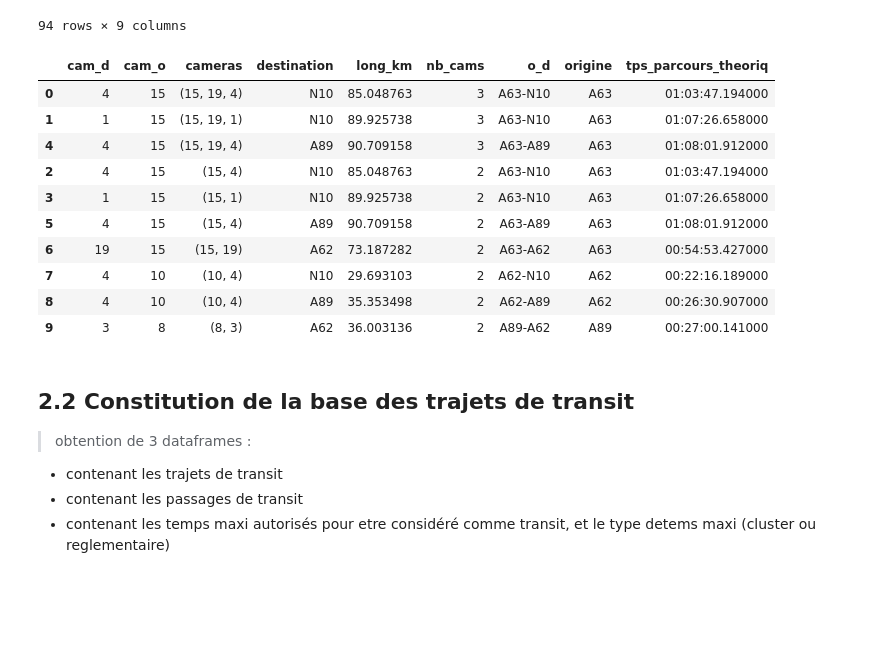
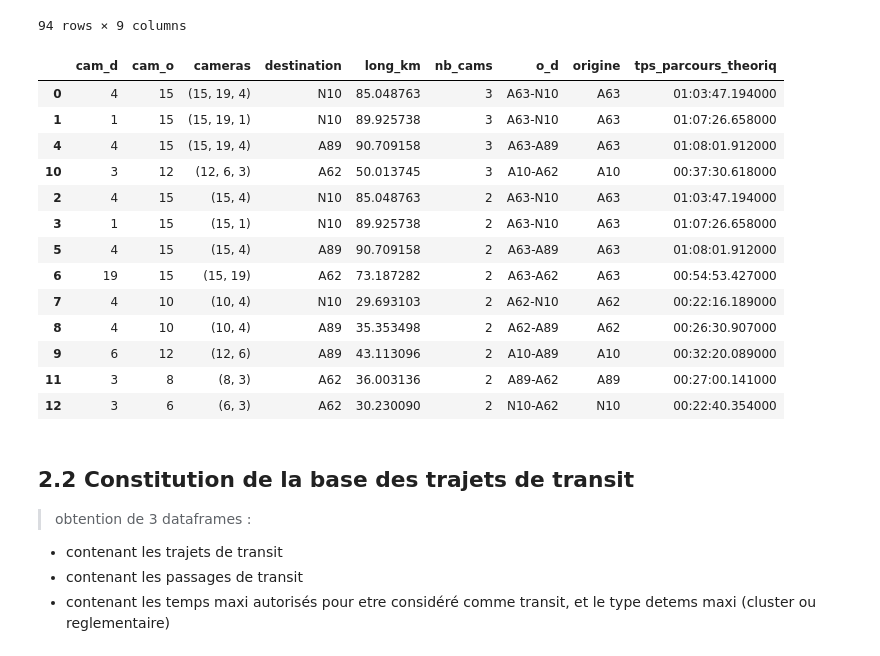
Before and after one commit to nantodevison/lapi, a Jupyter notebook: Carto_Lapi/Analyse/pour_test_travail.ipynb, the cells around one changed output. Drawn from its saved outputs; the diff is of its cells as text; code cells hidden in the pictures; blank space fills up the shorter version.

Commit message:
constrcution fonction transit_trajet_incomplet

```diff
--- a/Carto_Lapi/Analyse/pour_test_travail.ipynb
+++ b/Carto_Lapi/Analyse/pour_test_travail.ipynb
@@ -129,35 +129,42 @@ liste_complete_trajet
 | 69 | 7 | 6 | (6, 7) | A89 | 23.329440 | 2 | N10-A89 | N10 | 00:17:29.824000 |
 94 rows × 9 columns
 # %%
-"""liste_trajet_incomplet=pd.DataFrame(np.array([[4, 15, (15,19,4), 'N10',85.048763,3,'A63-N10','A63','01:03:47.194000'],
+liste_trajet_incomplet=pd.DataFrame(np.array([[4, 15, (15,19,4), 'N10',85.048763,3,'A63-N10','A63','01:03:47.194000'],
                                               [1, 15, (15,19,1), 'N10',89.925738,3,'A63-N10','A63','01:07:26.658000'],
                                               [4, 15, (15,4), 'N10',85.048763,2,'A63-N10','A63','01:03:47.194000'],
                                               [1, 15, (15,1), 'N10',89.925738,2,'A63-N10','A63','01:07:26.658000'],
                                               [4, 15, (15,19,4), 'A89',90.709158,3,'A63-A89','A63','01:08:01.912000'],
                                               [4, 15, (15,4), 'A89',90.709158,2,'A63-A89','A63','01:08:01.912000'],
                                               [19, 15, (15,19), 'A62',73.187282,2,'A63-A62','A63','00:54:53.427000'],
                                               [4, 10, (10,4), 'N10',29.693103,2,'A62-N10','A62','00:22:16.189000'],
                                               [4, 10, (10,4), 'A89',35.353498,2,'A62-A89','A62','00:26:30.907000'],
-                                              [3, 8, (8,3), 'A62',36.003136,2,'A89-A62','A89','00:27:00.141000']
+                                              [6, 12, (12,6), 'A89',43.113096,2,'A10-A89','A10','00:32:20.089000'],
+                                              [3, 12, (12,6,3), 'A62',50.013745,3,'A10-A62','A10','00:37:30.618000'],
+                                              [3, 8, (8,3), 'A62',36.003136,2,'A89-A62','A89','00:27:00.141000'],
+                                              [3, 6, (6,3), 'A62',30.230090,2,'N10-A62','N10','00:22:40.354000']
                                              ]),
-                                    columns=['cam_d', 'cam_o', 'cameras','destination', 'long_km', 'nb_cams','o_d', 'origine', 'tps_parcours_theoriq'])"""
+                                    columns=['cam_d', 'cam_o', 'cameras','destination', 'long_km', 'nb_cams','o_d', 'origine', 'tps_parcours_theoriq'])
+#liste_trajet_incomplet.to_json(r'Q:\DAIT\TI\DREAL33\2018\C17SI0073_LAPI\Traitements\python\liste_trajet_incomplet.json', orient='index')
 liste_trajet_incomplet=pd.read_json(r'Q:\DAIT\TI\DREAL33\2018\C17SI0073_LAPI\Traitements\python\liste_trajet_incomplet.json', orient='index')
 liste_trajet_incomplet['cameras']=liste_trajet_incomplet.apply(lambda x : tuple(x['cameras']),axis=1)
 liste_trajet_incomplet['tps_parcours_theoriq']=liste_trajet_incomplet.apply(lambda x : pd.Timedelta(x['tps_parcours_theoriq']),axis=1)
 liste_trajet_incomplet.sort_values('nb_cams', ascending=False, inplace=True)
 liste_trajet_incomplet
 # %% [output]
 |  | cam_d | cam_o | cameras | destination | long_km | nb_cams | o_d | origine | tps_parcours_theoriq |
 | 0 | 4 | 15 | (15, 19, 4) | N10 | 85.048763 | 3 | A63-N10 | A63 | 01:03:47.194000 |
 | 1 | 1 | 15 | (15, 19, 1) | N10 | 89.925738 | 3 | A63-N10 | A63 | 01:07:26.658000 |
 | 4 | 4 | 15 | (15, 19, 4) | A89 | 90.709158 | 3 | A63-A89 | A63 | 01:08:01.912000 |
+| 10 | 3 | 12 | (12, 6, 3) | A62 | 50.013745 | 3 | A10-A62 | A10 | 00:37:30.618000 |
 | 2 | 4 | 15 | (15, 4) | N10 | 85.048763 | 2 | A63-N10 | A63 | 01:03:47.194000 |
 | 3 | 1 | 15 | (15, 1) | N10 | 89.925738 | 2 | A63-N10 | A63 | 01:07:26.658000 |
 | 5 | 4 | 15 | (15, 4) | A89 | 90.709158 | 2 | A63-A89 | A63 | 01:08:01.912000 |
 | 6 | 19 | 15 | (15, 19) | A62 | 73.187282 | 2 | A63-A62 | A63 | 00:54:53.427000 |
 | 7 | 4 | 10 | (10, 4) | N10 | 29.693103 | 2 | A62-N10 | A62 | 00:22:16.189000 |
 | 8 | 4 | 10 | (10, 4) | A89 | 35.353498 | 2 | A62-A89 | A62 | 00:26:30.907000 |
-| 9 | 3 | 8 | (8, 3) | A62 | 36.003136 | 2 | A89-A62 | A89 | 00:27:00.141000 |
+| 9 | 6 | 12 | (12, 6) | A89 | 43.113096 | 2 | A10-A89 | A10 | 00:32:20.089000 |
+| 11 | 3 | 8 | (8, 3) | A62 | 36.003136 | 2 | A89-A62 | A89 | 00:27:00.141000 |
+| 12 | 3 | 6 | (6, 3) | A62 | 30.230090 | 2 | N10-A62 | N10 | 00:22:40.354000 |
 # %% [markdown]
 ## 2.2 Constitution de la base des trajets de transit
 >obtention de 3 dataframes :
```
Also changed, not shown: parts of 18 cells of this notebook, 1 other file.
